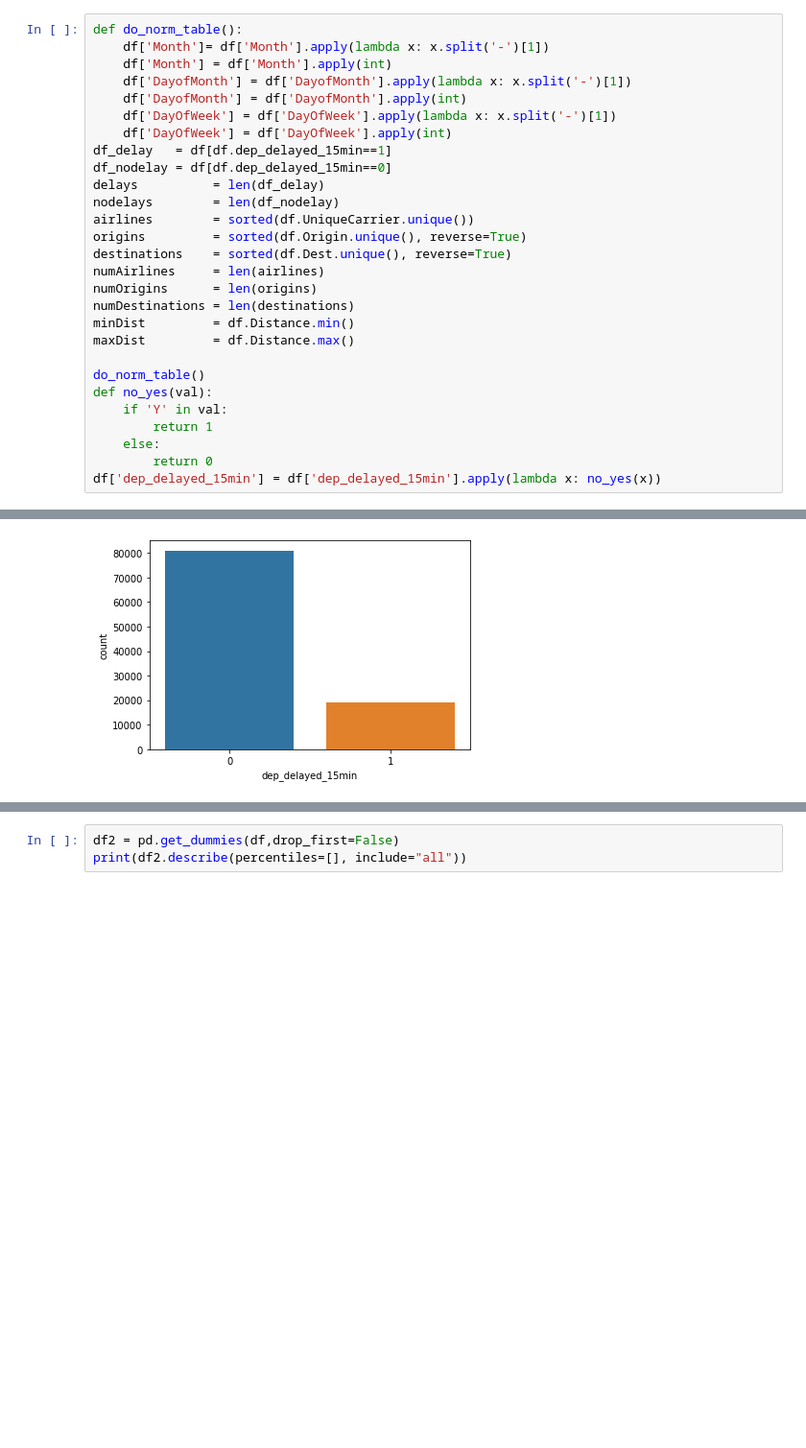
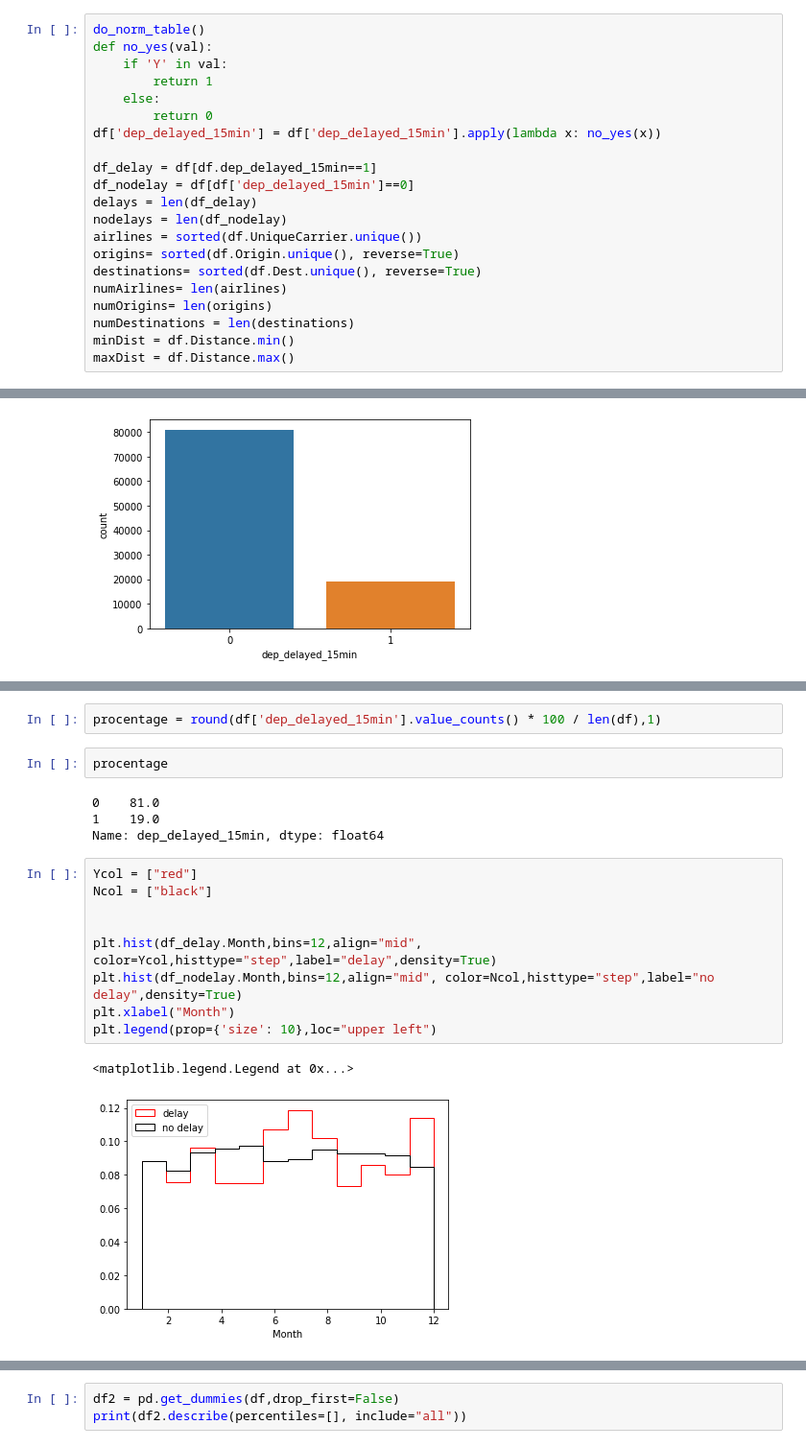
Before and after one commit to killkamad/BigData, a Jupyter notebook: Экзамен/Flight_delay.ipynb, the cells around one changed output, grey strips where cells are left out. Shown at 96% size. Saved outputs shown, nothing was run; the diff lists cells and outputs as text; blank space fills up the shorter version.

```diff
--- a/Экзамен/Flight_delay.ipynb
+++ b/Экзамен/Flight_delay.ipynb
@@ -28,24 +36,4 @@ df
 # %%
-def do_norm_table():
-    df['Month']= df['Month'].apply(lambda x: x.split('-')[1])
-    df['Month'] = df['Month'].apply(int)
-    df['DayofMonth'] = df['DayofMonth'].apply(lambda x: x.split('-')[1])
-    df['DayofMonth'] = df['DayofMonth'].apply(int)
-    df['DayOfWeek'] = df['DayOfWeek'].apply(lambda x: x.split('-')[1])
-    df['DayOfWeek'] = df['DayOfWeek'].apply(int)
-df_delay   = df[df.dep_delayed_15min==1]
-df_nodelay = df[df.dep_delayed_15min==0]
-delays          = len(df_delay)
-nodelays        = len(df_nodelay)
-airlines        = sorted(df.UniqueCarrier.unique())
-origins         = sorted(df.Origin.unique(), reverse=True)
-destinations    = sorted(df.Dest.unique(), reverse=True)
-numAirlines     = len(airlines)
-numOrigins      = len(origins)
-numDestinations = len(destinations)
-minDist         = df.Distance.min()
-maxDist         = df.Distance.max()
-
 do_norm_table()
 def no_yes(val):
     if 'Y' in val:
@@ -53,3 +41,16 @@ def no_yes(val):
     else:
         return 0
 df['dep_delayed_15min'] = df['dep_delayed_15min'].apply(lambda x: no_yes(x))
+
+df_delay = df[df.dep_delayed_15min==1]
+df_nodelay = df[df['dep_delayed_15min']==0]
+delays = len(df_delay)
+nodelays = len(df_nodelay)
+airlines = sorted(df.UniqueCarrier.unique())
+origins= sorted(df.Origin.unique(), reverse=True)
+destinations= sorted(df.Dest.unique(), reverse=True)
+numAirlines= len(airlines)
+numOrigins= len(origins)
+numDestinations = len(destinations)
+minDist = df.Distance.min()
+maxDist = df.Distance.max()
@@ -191,0 +130,20 @@ axes.legend(prop={'size': 10},loc="upper right")
+# %%
+procentage = round(df['dep_delayed_15min'].value_counts() * 100 / len(df),1)
+# %%
+procentage
+# %% [output]
+0    81.0
+1    19.0
+Name: dep_delayed_15min, dtype: float64
+# %%
+Ycol = ["red"]
+Ncol = ["black"]
+
+
+plt.hist(df_delay.Month,bins=12,align="mid", color=Ycol,histtype="step",label="delay",density=True)
+plt.hist(df_nodelay.Month,bins=12,align="mid", color=Ncol,histtype="step",label="no delay",density=True)
+plt.xlabel("Month")
+plt.legend(prop={'size': 10},loc="upper left")
+# %% [output]
+<matplotlib.legend.Legend at 0x...>
+[figure, added]
```
Also changed, not shown: parts of 40 cells of this notebook.
